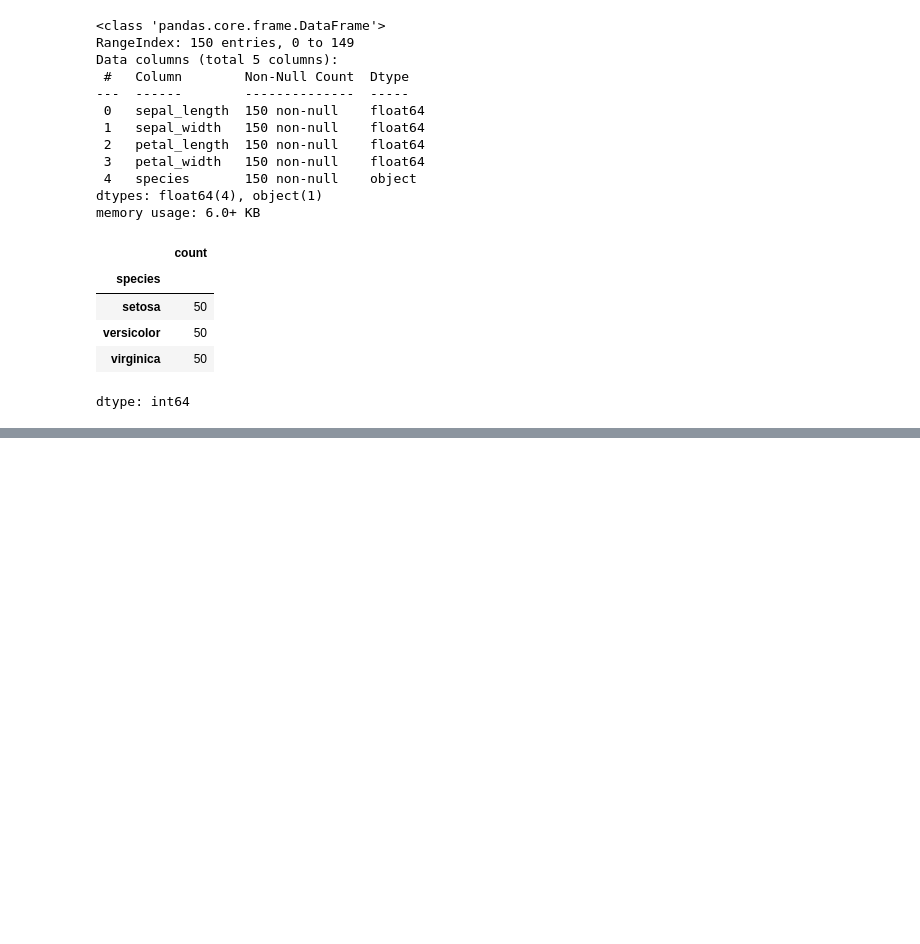
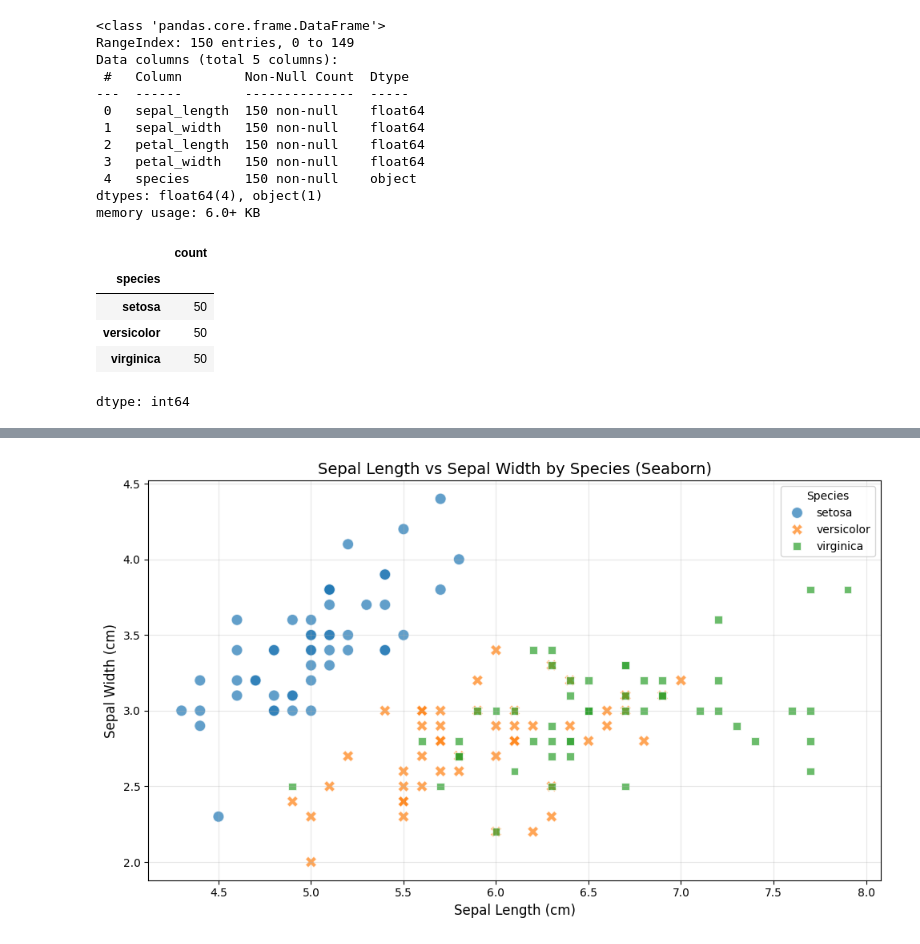
Before and after one commit to gracenaomi1122/my-first-repo, a Jupyter notebook: Batch2_EDA_Part1.ipynb, the cells around one changed output, grey strips where cells are left out. Saved outputs shown, nothing was run; the diff lists cells and outputs as text; code cells hidden in the pictures; blank space fills up the shorter version.

```diff
--- a/Batch2_EDA_Part1.ipynb
+++ b/Batch2_EDA_Part1.ipynb
@@ -62,0 +110,16 @@ dtype: int64
+# %%
+# Scatter plot using Seaborn
+plt.figure(figsize=(10, 6))
+
+sns.scatterplot(data=iris, x='sepal_length', y='sepal_width',
+                hue='species', style='species', s=100, alpha=0.7)
+
+plt.xlabel('Sepal Length (cm)', fontsize=12)
+plt.ylabel('Sepal Width (cm)', fontsize=12)
+plt.title('Sepal Length vs Sepal Width by Species (Seaborn)', fontsize=14)
+plt.legend(title='Species', fontsize=10)
+plt.grid(True, alpha=0.3)
+plt.tight_layout()
+plt.show()
+# %% [output]
+[figure, added]
```
Also changed, not shown: parts of 31 cells of this notebook.
